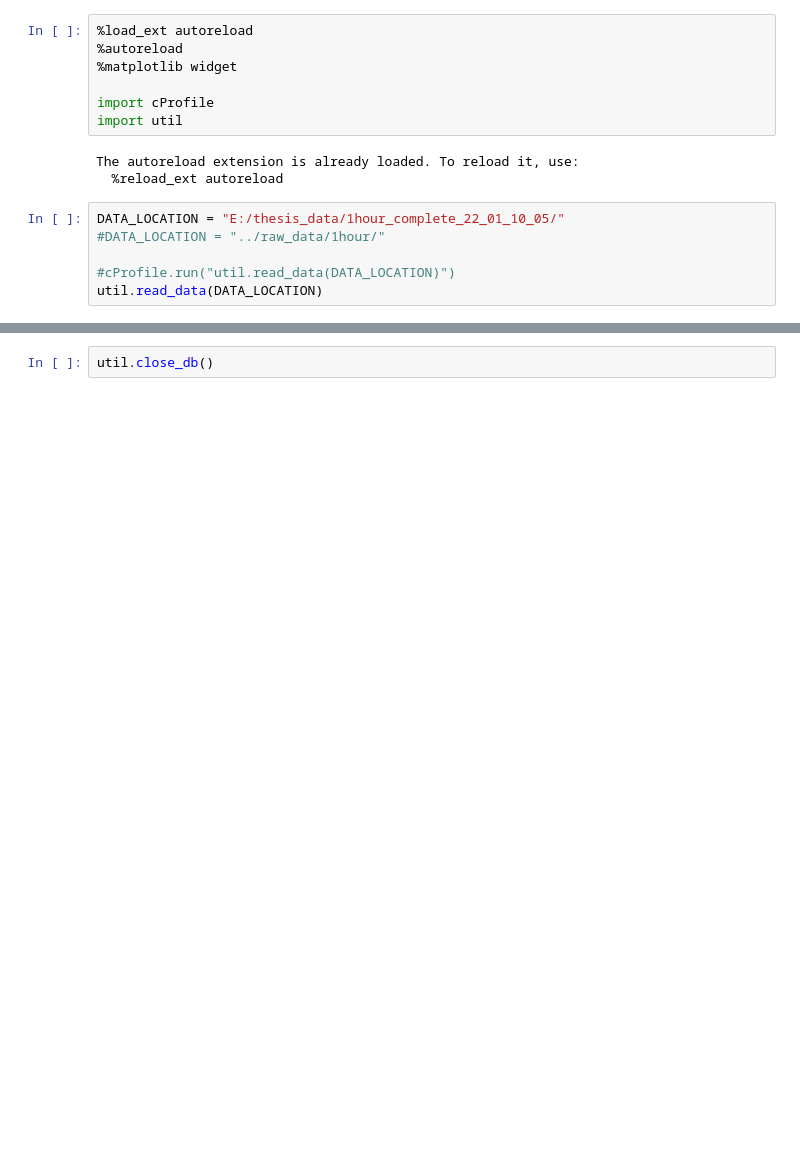
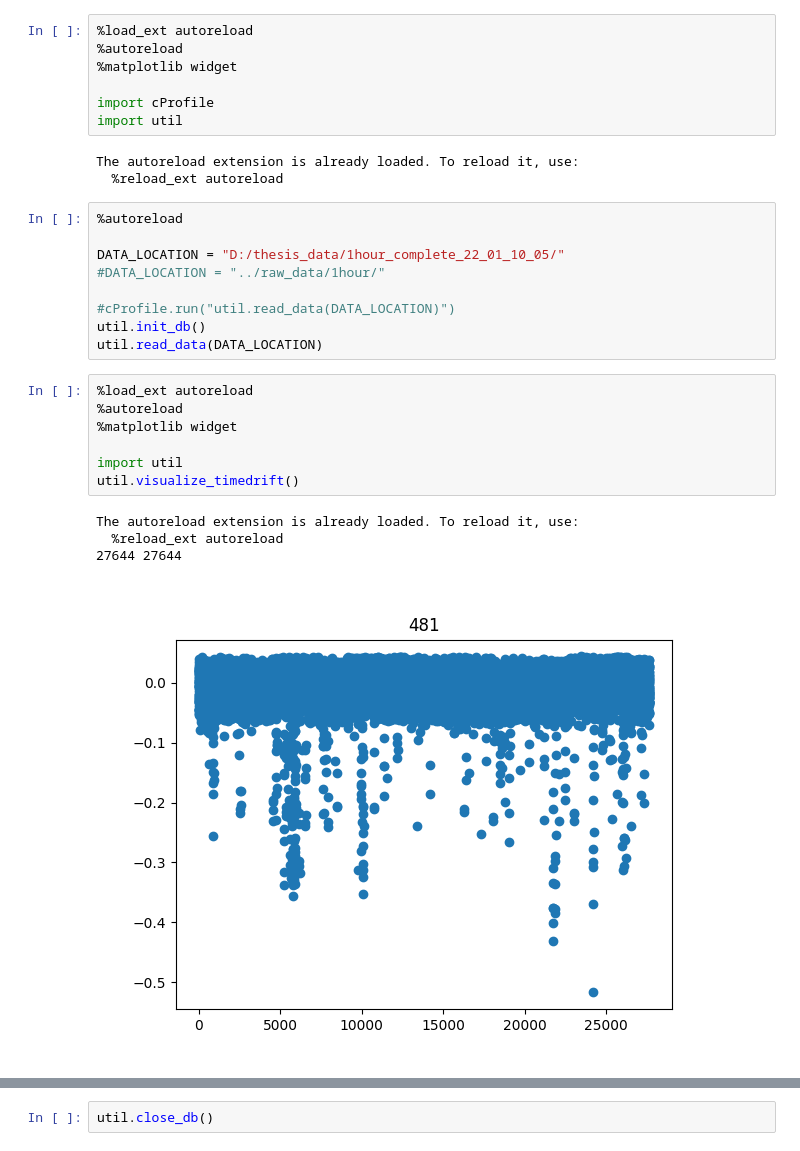
Before and after one commit to Baegi/msc_thesis, a Jupyter notebook: sol2/sol.ipynb, the cells around one changed output, grey strips where cells are left out. Drawn from its saved outputs; the diff is of its cells as text; blank space fills up the shorter version.

```diff
--- a/sol2/sol.ipynb
+++ b/sol2/sol.ipynb
@@ -9,9 +9,24 @@ import util
 The autoreload extension is already loaded. To reload it, use:
   %reload_ext autoreload
 # %%
-DATA_LOCATION = "E:/thesis_data/1hour_complete_22_01_10_05/"
+%autoreload
+
+DATA_LOCATION = "D:/thesis_data/1hour_complete_22_01_10_05/"
 #DATA_LOCATION = "../raw_data/1hour/"
 
 #cProfile.run("util.read_data(DATA_LOCATION)")
+util.init_db()
 util.read_data(DATA_LOCATION)
+# %%
+%load_ext autoreload
+%autoreload
+%matplotlib widget
+
+import util
+util.visualize_timedrift()
+# %% [output]
+The autoreload extension is already loaded. To reload it, use:
+  %reload_ext autoreload
+27644 27644
+[figure, added]
 # %%
```
Also changed, not shown: parts of 8 cells of this notebook, 3 other files.
